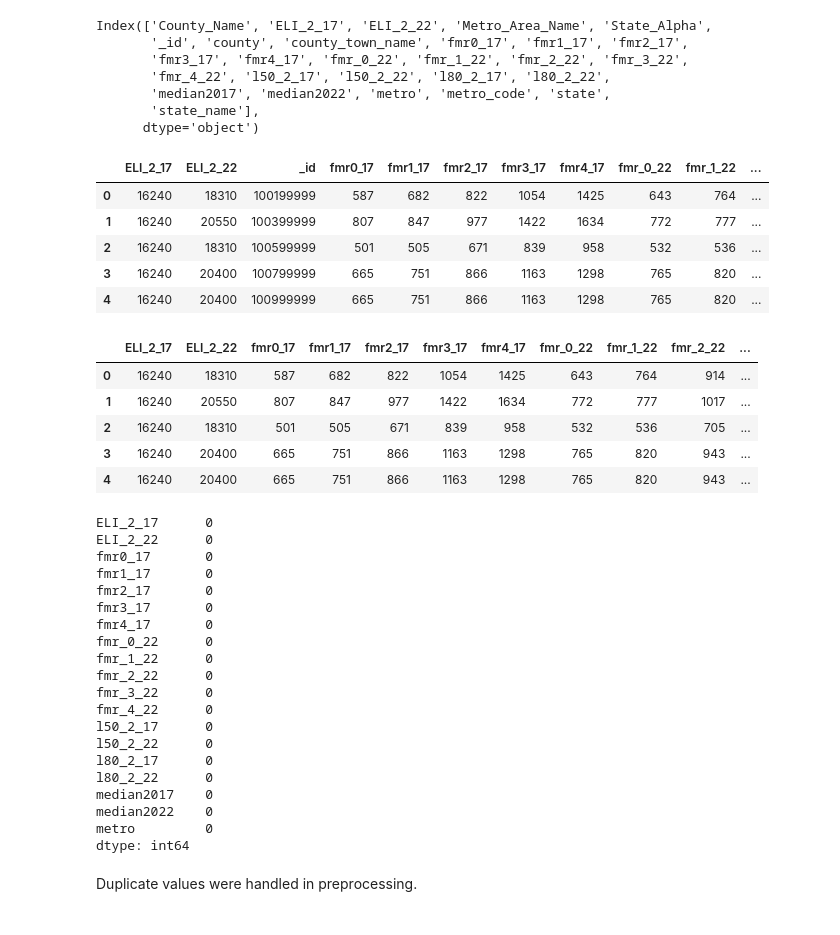
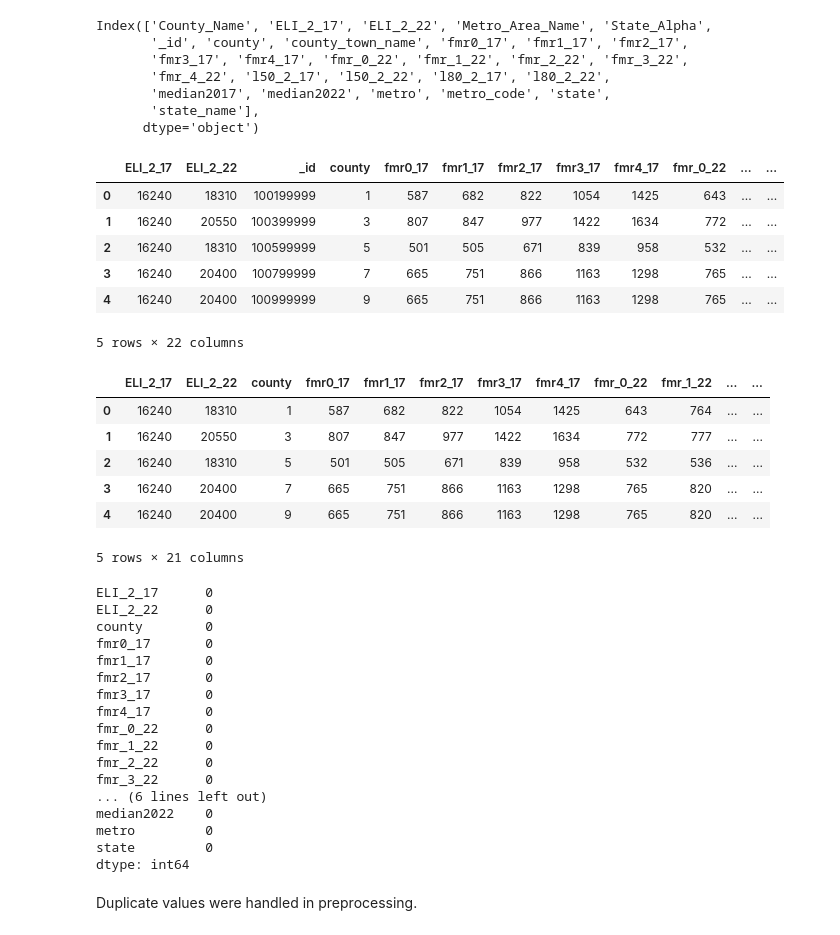
Before and after one commit to shumph10/Housing_Assistance_Analysis, a Jupyter notebook: ML_joined_df.ipynb, the cells around one changed output. Saved outputs shown, nothing was run; the diff lists cells and outputs as text; code cells hidden in the pictures.

Commit message:
completed ml and did exploratory stats on resulting class by state

```diff
--- a/ML_joined_df.ipynb
+++ b/ML_joined_df.ipynb
@@ -95,36 +118,39 @@ Index(['County_Name', 'ELI_2_17', 'ELI_2_22', 'Metro_Area_Name', 'State_Alpha',
 # %%
 #make a copy of the df so can zip together names and codes after analysis
 new_rent_df = rent_df.copy()
 
 #drop columns for names since they have corresponding
   #numerical values
-new_rent_df.drop(columns=['County_Name','Metro_Area_Name','State_Alpha','county','county_town_name','state','state_name','metro_code'], inplace=True)
+new_rent_df.drop(columns=['County_Name','Metro_Area_Name','State_Alpha','county_town_name','state_name','metro_code'], inplace=True)
 new_rent_df.head()
 # %% [output]
-|  | ELI_2_17 | ELI_2_22 | _id | fmr0_17 | fmr1_17 | fmr2_17 | fmr3_17 | fmr4_17 | fmr_0_22 | fmr_1_22 | ... |
-| 0 | 16240 | 18310 | 100199999 | 587 | 682 | 822 | 1054 | 1425 | 643 | 764 | ... |
-| 1 | 16240 | 20550 | 100399999 | 807 | 847 | 977 | 1422 | 1634 | 772 | 777 | ... |
-| 2 | 16240 | 18310 | 100599999 | 501 | 505 | 671 | 839 | 958 | 532 | 536 | ... |
-| 3 | 16240 | 20400 | 100799999 | 665 | 751 | 866 | 1163 | 1298 | 765 | 820 | ... |
-| 4 | 16240 | 20400 | 100999999 | 665 | 751 | 866 | 1163 | 1298 | 765 | 820 | ... |
+|  | ELI_2_17 | ELI_2_22 | _id | county | fmr0_17 | fmr1_17 | fmr2_17 | fmr3_17 | fmr4_17 | fmr_0_22 | ... | ... |
+| 0 | 16240 | 18310 | 100199999 | 1 | 587 | 682 | 822 | 1054 | 1425 | 643 | ... | ... |
+| 1 | 16240 | 20550 | 100399999 | 3 | 807 | 847 | 977 | 1422 | 1634 | 772 | ... | ... |
+| 2 | 16240 | 18310 | 100599999 | 5 | 501 | 505 | 671 | 839 | 958 | 532 | ... | ... |
+| 3 | 16240 | 20400 | 100799999 | 7 | 665 | 751 | 866 | 1163 | 1298 | 765 | ... | ... |
+| 4 | 16240 | 20400 | 100999999 | 9 | 665 | 751 | 866 | 1163 | 1298 | 765 | ... | ... |
+5 rows × 22 columns
 # %%
 #dropping id column since its a unique identifier
   #and should thus not have an effect on Machine Learning Models (MLM)
 new_rent_df.drop(columns=['_id'], inplace=True)
 new_rent_df.head()
 # %% [output]
-|  | ELI_2_17 | ELI_2_22 | fmr0_17 | fmr1_17 | fmr2_17 | fmr3_17 | fmr4_17 | fmr_0_22 | fmr_1_22 | fmr_2_22 | ... |
-| 0 | 16240 | 18310 | 587 | 682 | 822 | 1054 | 1425 | 643 | 764 | 914 | ... |
-| 1 | 16240 | 20550 | 807 | 847 | 977 | 1422 | 1634 | 772 | 777 | 1017 | ... |
-| 2 | 16240 | 18310 | 501 | 505 | 671 | 839 | 958 | 532 | 536 | 705 | ... |
-| 3 | 16240 | 20400 | 665 | 751 | 866 | 1163 | 1298 | 765 | 820 | 943 | ... |
-| 4 | 16240 | 20400 | 665 | 751 | 866 | 1163 | 1298 | 765 | 820 | 943 | ... |
+|  | ELI_2_17 | ELI_2_22 | county | fmr0_17 | fmr1_17 | fmr2_17 | fmr3_17 | fmr4_17 | fmr_0_22 | fmr_1_22 | ... | ... |
+| 0 | 16240 | 18310 | 1 | 587 | 682 | 822 | 1054 | 1425 | 643 | 764 | ... | ... |
+| 1 | 16240 | 20550 | 3 | 807 | 847 | 977 | 1422 | 1634 | 772 | 777 | ... | ... |
+| 2 | 16240 | 18310 | 5 | 501 | 505 | 671 | 839 | 958 | 532 | 536 | ... | ... |
+| 3 | 16240 | 20400 | 7 | 665 | 751 | 866 | 1163 | 1298 | 765 | 820 | ... | ... |
+| 4 | 16240 | 20400 | 9 | 665 | 751 | 866 | 1163 | 1298 | 765 | 820 | ... | ... |
+5 rows × 21 columns
 # %%
 #checking for null values
 new_rent_df.isnull().sum(axis=0)
 # %% [output]
 ELI_2_17      0
 ELI_2_22      0
+county        0
 fmr0_17       0
 fmr1_17       0
 fmr2_17       0
@@ -134,14 +160,10 @@ fmr_0_22      0
 fmr_1_22      0
 fmr_2_22      0
 fmr_3_22      0
-fmr_4_22      0
-l50_2_17      0
-l50_2_22      0
-l80_2_17      0
-l80_2_22      0
-median2017    0
+... (6 lines left out)
 median2022    0
 metro         0
+state         0
 dtype: int64
 # %% [markdown]
 Duplicate values were handled in preprocessing.
```
Also changed, not shown: parts of 25 cells of this notebook.
